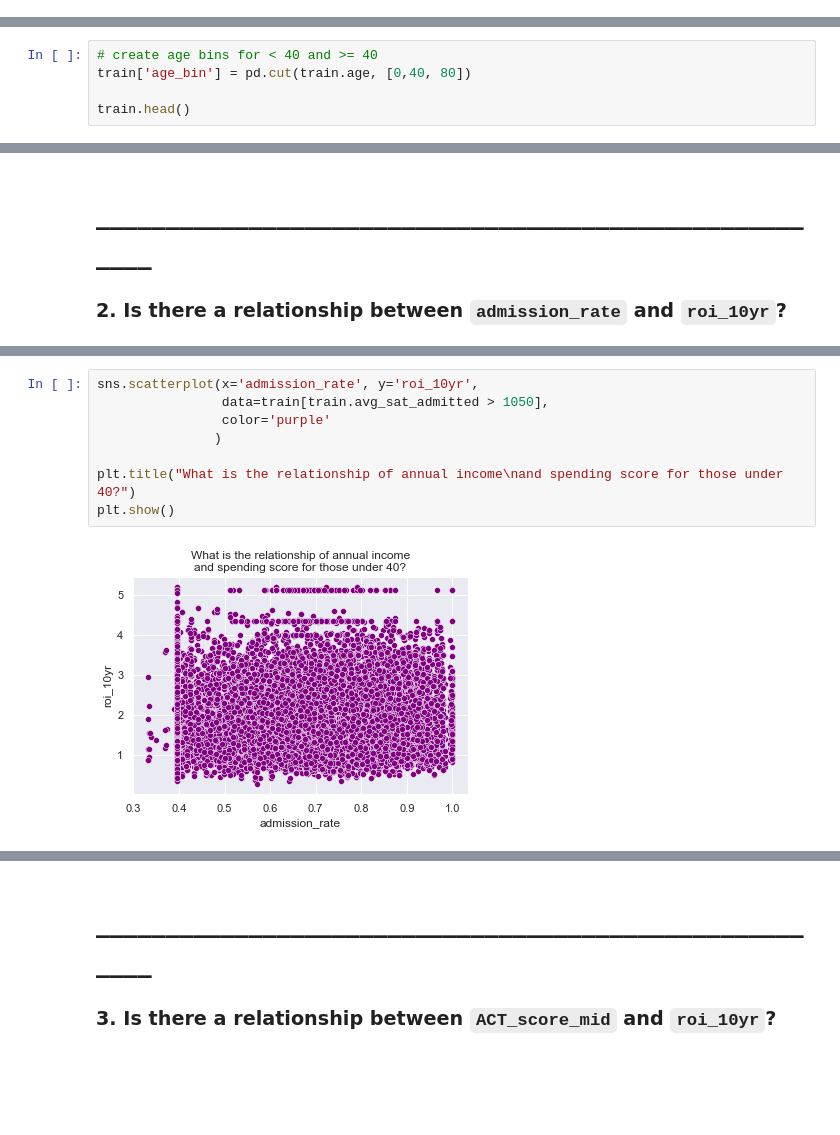
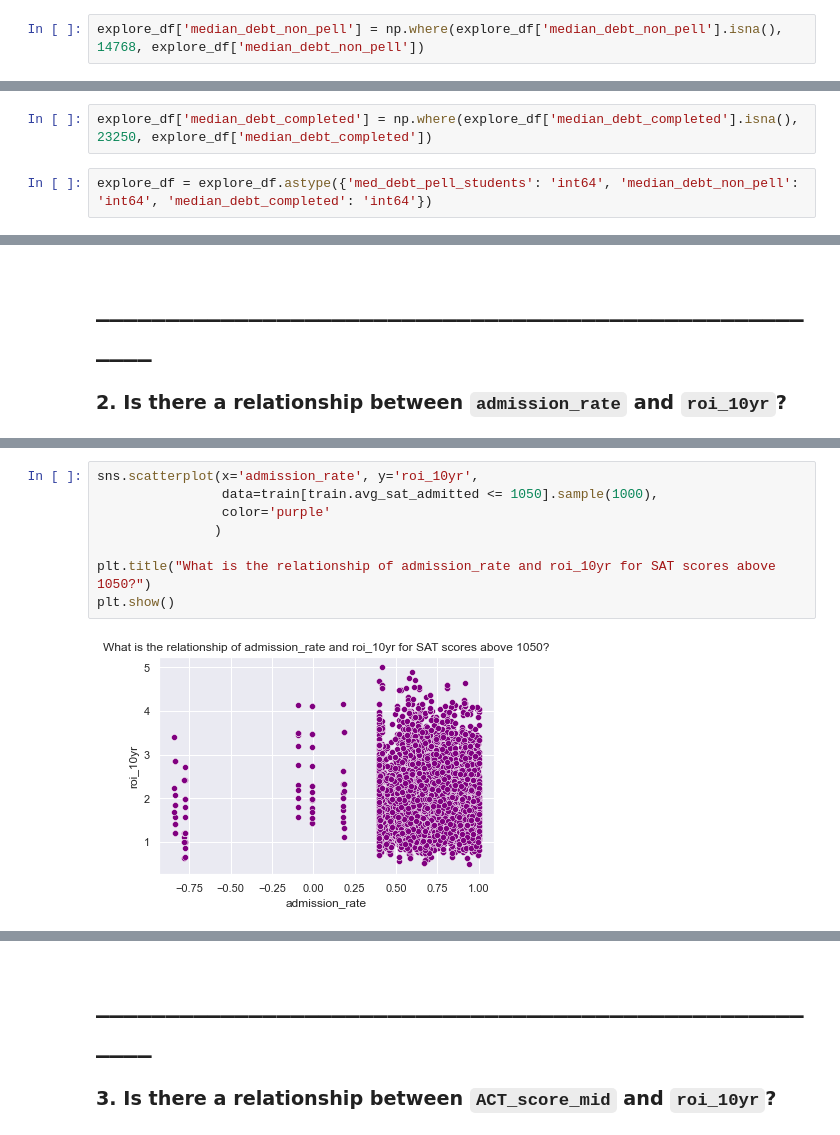
Before and after one commit to CDM-College-ROI/capstone_working_repo, a Jupyter notebook: ds_folder/explore_workbook.ipynb, the cells around one changed output, grey strips where cells are left out. Drawn from its saved outputs; the diff is of its cells as text; blank space fills up the shorter version.

```diff
--- a/ds_folder/explore_workbook.ipynb
+++ b/ds_folder/explore_workbook.ipynb
@@ -167,0 +197,2 @@ explore_df.shape
+# %%
+explore_df['median_debt_non_pell'] = np.where(explore_df['median_debt_non_pell'].isna(), 14768, explore_df['median_debt_non_pell'])
@@ -167,0 +203,4 @@ explore_df.shape
+# %%
+explore_df['median_debt_completed'] = np.where(explore_df['median_debt_completed'].isna(), 23250, explore_df['median_debt_completed'])
+# %%
+explore_df = explore_df.astype({'med_debt_pell_students': 'int64', 'median_debt_non_pell': 'int64', 'median_debt_completed': 'int64'})
@@ -1112,5 +1173,0 @@ between annual income and spending score?
-# %%
-# create age bins for < 40 and >= 40
-train['age_bin'] = pd.cut(train.age, [0,40, 80])
-
-train.head()
@@ -1150,10 +1207,10 @@ between annual income and spending score?
 # %%
 sns.scatterplot(x='admission_rate', y='roi_10yr',
-                data=train[train.avg_sat_admitted > 1050],
+                data=train[train.avg_sat_admitted <= 1050].sample(1000),
                 color='purple'
                )
 
-plt.title("What is the relationship of annual income\nand spending score for those under 40?")
+plt.title("What is the relationship of admission_rate and roi_10yr for SAT scores above 1050?")
 plt.show()
 # %% [output]
-[figure, old version]
+[figure, new version]
```
Also changed, not shown: parts of 53 cells of this notebook.
